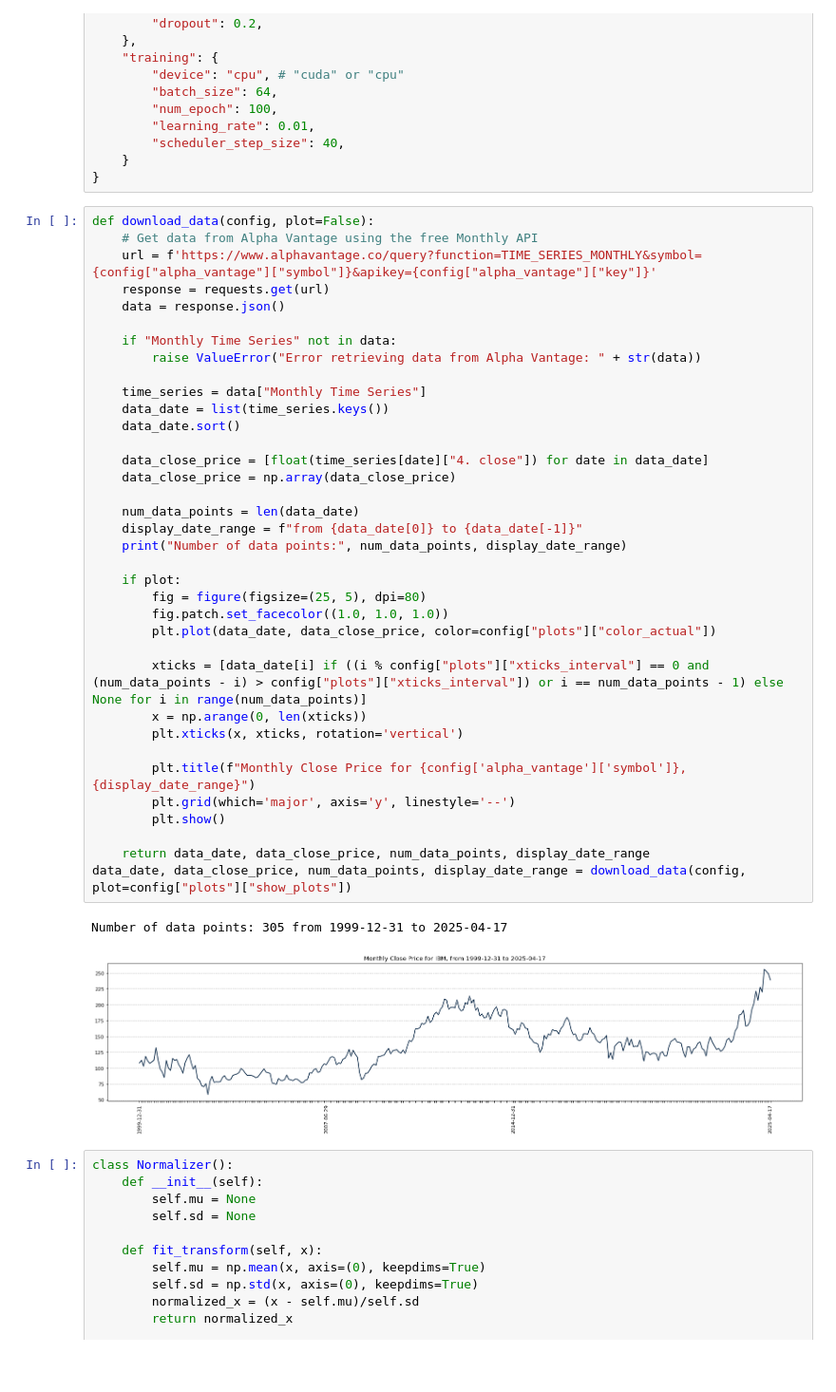
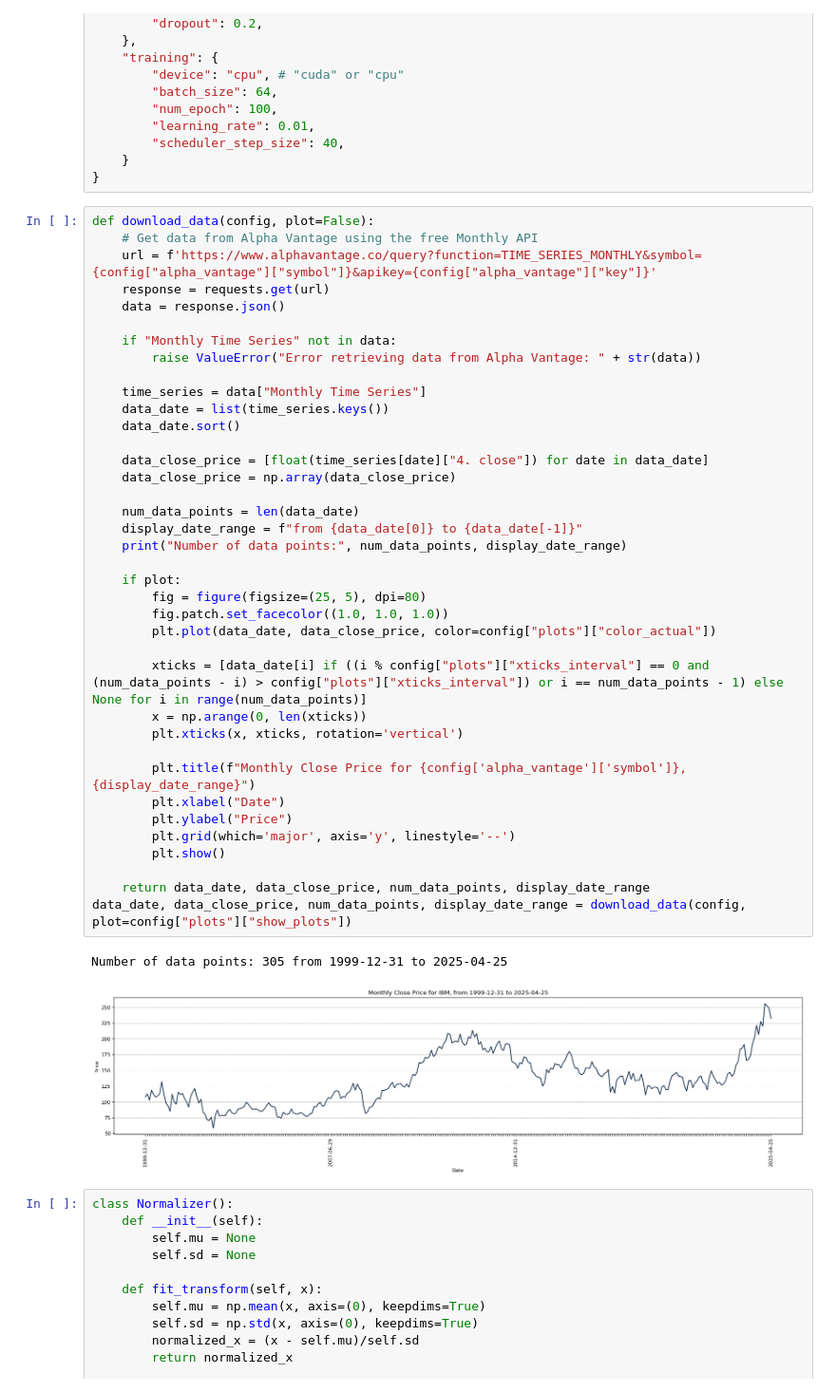
Before and after one commit to ocansino/StockTradeOptimizationAnalyzer, a Jupyter notebook: demo.ipynb, the cells around one changed output. Shown: that part at 95% size. Drawn from its saved outputs; the diff is of its cells as text; blank space fills up the shorter version.

```diff
--- a/demo.ipynb
+++ b/demo.ipynb
@@ -57,35 +57,37 @@ def download_data(config, plot=False):
     if "Monthly Time Series" not in data:
         raise ValueError("Error retrieving data from Alpha Vantage: " + str(data))
 
     time_series = data["Monthly Time Series"]
     data_date = list(time_series.keys())
     data_date.sort()
 
     data_close_price = [float(time_series[date]["4. close"]) for date in data_date]
     data_close_price = np.array(data_close_price)
 
     num_data_points = len(data_date)
     display_date_range = f"from {data_date[0]} to {data_date[-1]}"
     print("Number of data points:", num_data_points, display_date_range)
 
     if plot:
         fig = figure(figsize=(25, 5), dpi=80)
         fig.patch.set_facecolor((1.0, 1.0, 1.0))
         plt.plot(data_date, data_close_price, color=config["plots"]["color_actual"])
 
         xticks = [data_date[i] if ((i % config["plots"]["xticks_interval"] == 0 and (num_data_points - i) > config["plots"]["xticks_interval"]) or i == num_data_points - 1) else None for i in range(num_data_points)]
         x = np.arange(0, len(xticks))
         plt.xticks(x, xticks, rotation='vertical')
 
         plt.title(f"Monthly Close Price for {config['alpha_vantage']['symbol']}, {display_date_range}")
+        plt.xlabel("Date")
+        plt.ylabel("Price")
         plt.grid(which='major', axis='y', linestyle='--')
         plt.show()
 
     return data_date, data_close_price, num_data_points, display_date_range
 data_date, data_close_price, num_data_points, display_date_range = download_data(config, plot=config["plots"]["show_plots"])
 # %% [output]
-Number of data points: 305 from 1999-12-31 to 2025-04-17
+Number of data points: 305 from 1999-12-31 to 2025-04-25
-[figure, old version]
+[figure, new version]
 # %%
 class Normalizer():
     def __init__(self):
```
Also changed, not shown: parts of 9 cells of this notebook.
